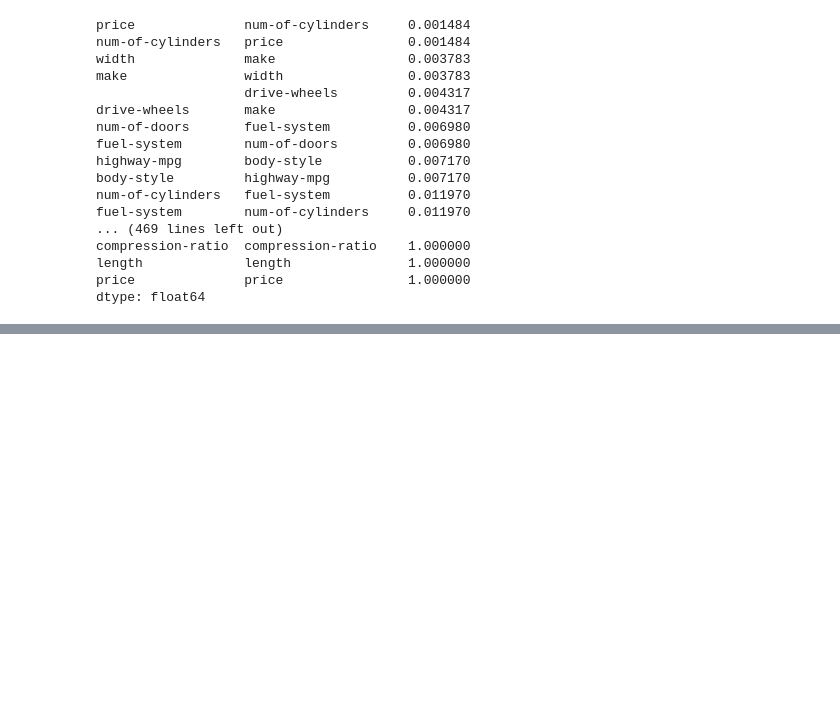
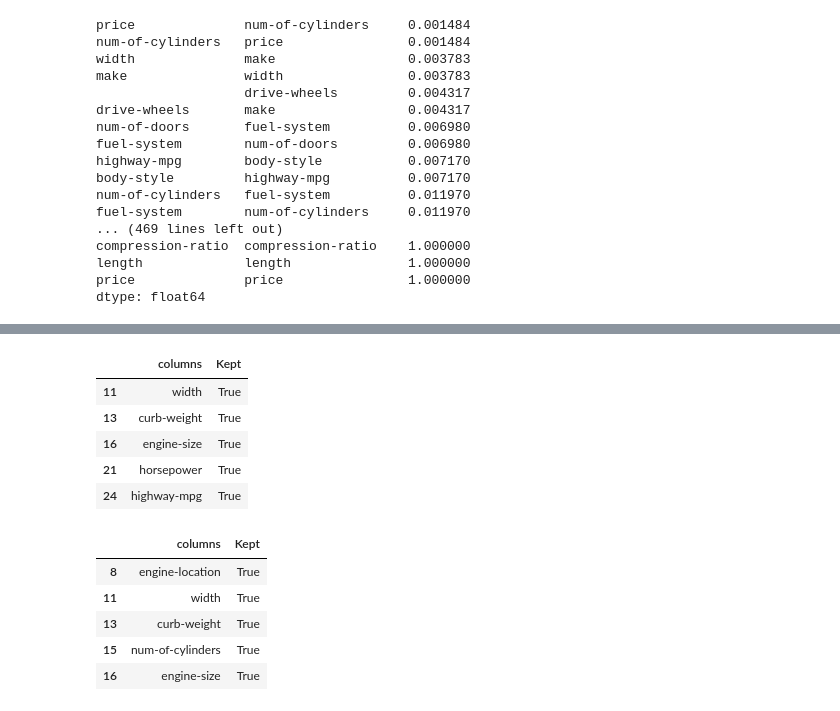
Before and after one commit to DmytroKhylko/data-science-labs-4course, a Jupyter notebook: lab3/lab3.ipynb, the cells around one changed output, grey strips where cells are left out. Drawn from its saved outputs; the diff is of its cells as text; code cells hidden in the pictures; blank space fills up the shorter version.

```diff
--- a/lab3/lab3.ipynb
+++ b/lab3/lab3.ipynb
@@ -553,0 +471,29 @@ dtype: float64
+# %%
+select_reg = SelectKBest(k=5, score_func=f_regression)
+select_reg.fit(working_data_no_price, working_data_price)
+selectedKBest_data = select_reg.transform(working_data_no_price)
+selectedKBest_data.shape
+kept_features = pandas.DataFrame({'columns': working_data_no_price.columns,
+                              'Kept': select_reg.get_support()})
+
+display(kept_features[(kept_features == True).any(axis=1)])
+select_reg = SelectKBest(k=5, score_func=f_classif)
+select_reg.fit(working_data_no_price, working_data_price)
+selectedKBest_data = select_reg.transform(working_data_no_price)
+selectedKBest_data.shape
+kept_features = pandas.DataFrame({'columns': working_data_no_price.columns,
+                              'Kept': select_reg.get_support()})
+display(kept_features[(kept_features == True).any(axis=1)])
+# %% [output]
+|  | columns | Kept |
+| 11 | width | True |
+| 13 | curb-weight | True |
+| 16 | engine-size | True |
+| 21 | horsepower | True |
+| 24 | highway-mpg | True |
+|  | columns | Kept |
+| 8 | engine-location | True |
+| 11 | width | True |
+| 13 | curb-weight | True |
+| 15 | num-of-cylinders | True |
+| 16 | engine-size | True |
```
Also changed, not shown: parts of 6 cells of this notebook, 1 other file.
